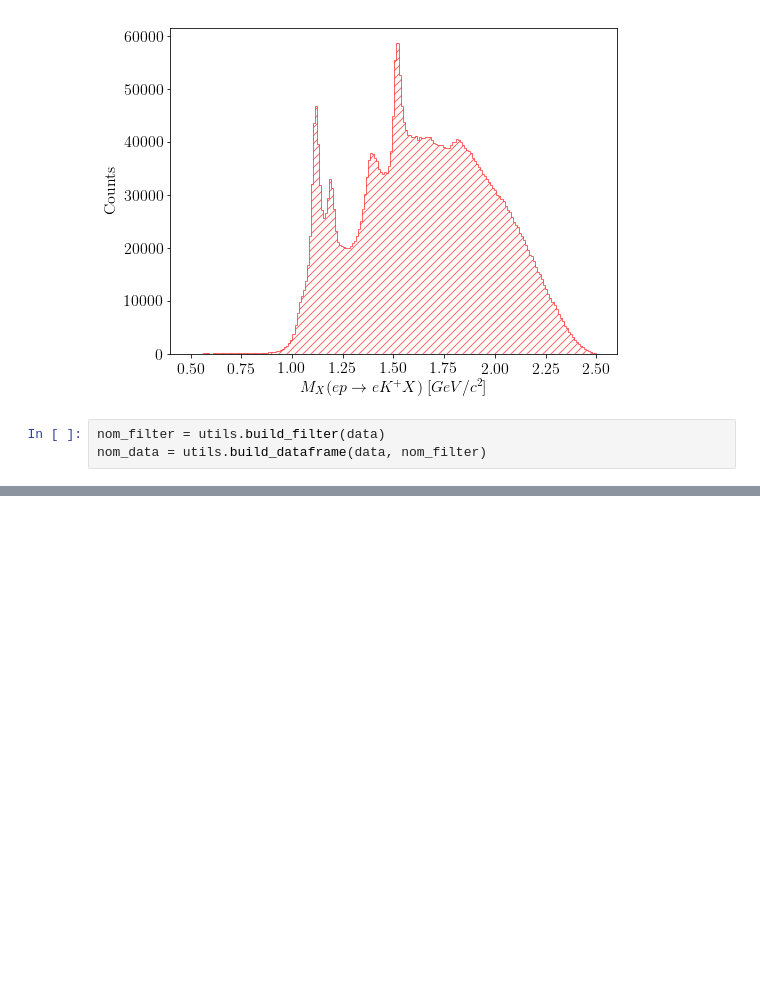
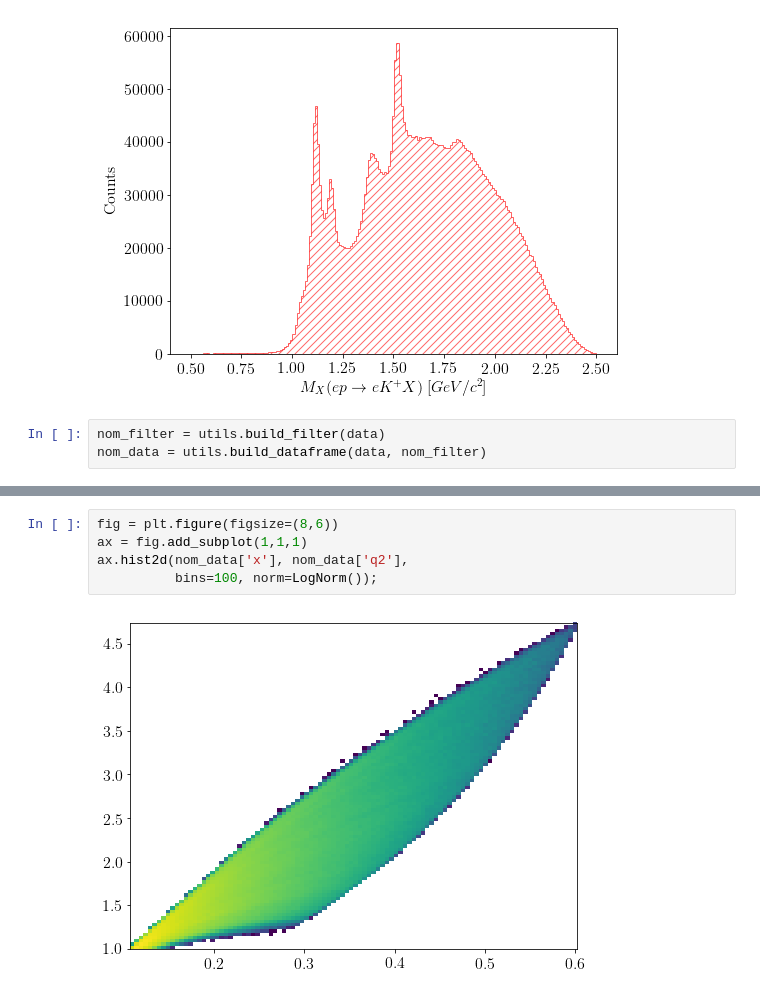
Before and after one commit to dmriser/python-analysis, a Jupyter notebook: kaon-bsa/notebooks/1.0-plot-kinematics.ipynb, the cells around one changed output, grey strips where cells are left out. Drawn from its saved outputs; the diff is of its cells as text; blank space fills up the shorter version.

```diff
--- a/kaon-bsa/notebooks/1.0-plot-kinematics.ipynb
+++ b/kaon-bsa/notebooks/1.0-plot-kinematics.ipynb
@@ -171,0 +189,7 @@ plt.savefig('../image/binning_z.pdf', bbox_inches='tight')
+# %%
+fig = plt.figure(figsize=(8,6))
+ax = fig.add_subplot(1,1,1)
+ax.hist2d(nom_data['x'], nom_data['q2'],
+          bins=100, norm=LogNorm());
+# %% [output]
+[figure, added]
```
Also changed, not shown: parts of 3 cells of this notebook, 2 other files.
